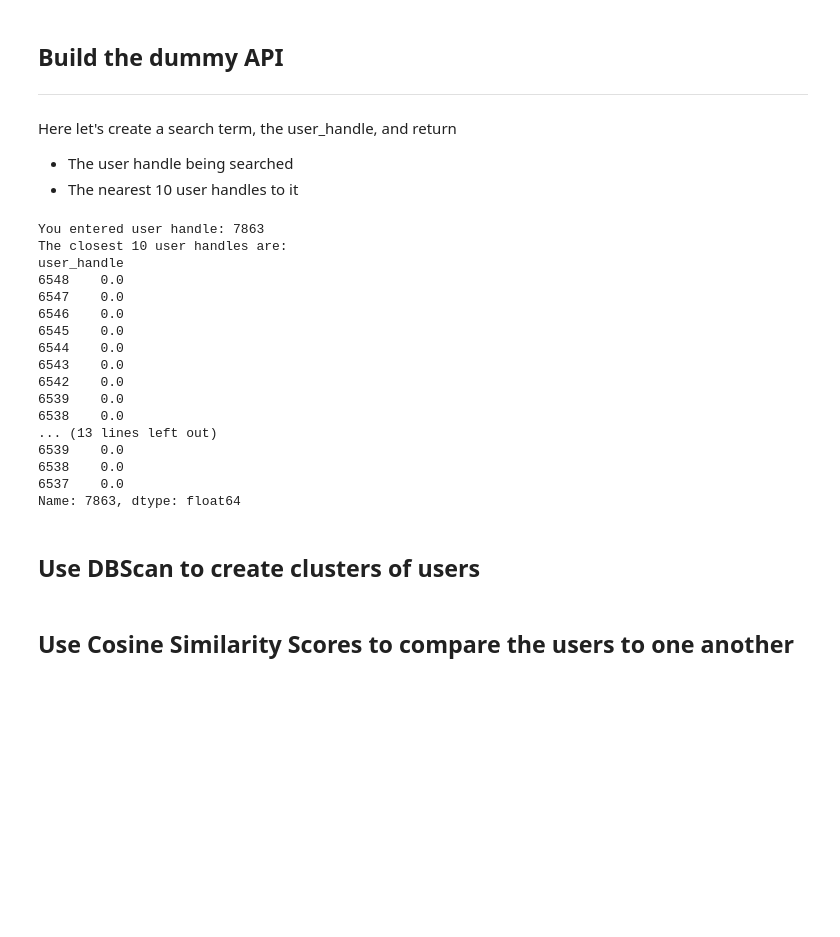
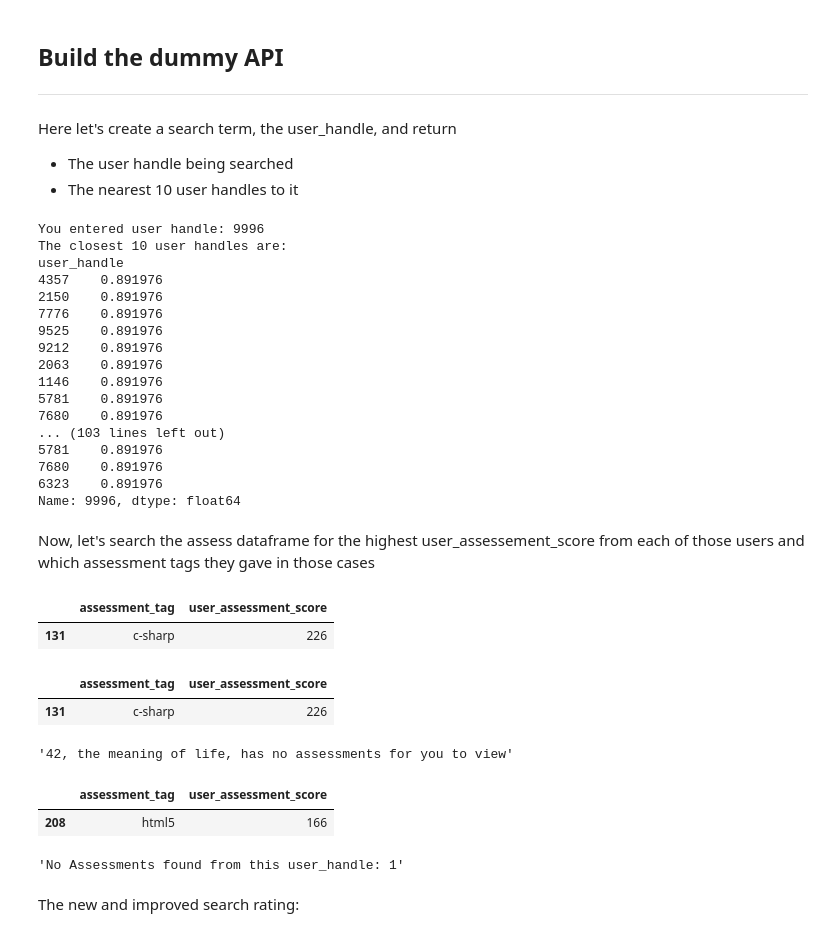
Before and after one commit to MattPat1981/users_api, a Jupyter notebook: code/QuickAndDirtyModel.ipynb, the cells around one changed output. Saved outputs shown, nothing was run; the diff lists cells and outputs as text; code cells hidden in the pictures; blank space fills up the shorter version.

```diff
--- a/code/QuickAndDirtyModel.ipynb
+++ b/code/QuickAndDirtyModel.ipynb
@@ -153,30 +153,28 @@ Here let's create a search term, the user_handle, and return
 - The user handle being searched
 - The nearest 10 user handles to it
 # %%
-search = 7863
+search = 9996
 
 for user in views.loc[views['user_handle']==search, 'user_handle']:
     print("You entered user handle:", user)
     print("The closest 10 user handles are:")
-    print(sims_df[user].sort_values()[1:11])
+    print(sims_df[user].sort_values(ascending=False)[1:11])
     print()
 # %% [output]
-You entered user handle: 7863
+You entered user handle: 9996
 The closest 10 user handles are:
 user_handle
-6548    0.0
-6547    0.0
-6546    0.0
-6545    0.0
-6544    0.0
-6543    0.0
-6542    0.0
-6539    0.0
-6538    0.0
-... (13 lines left out)
-6539    0.0
-6538    0.0
-6537    0.0
-Name: 7863, dtype: float64
+4357    0.891976
+2150    0.891976
+7776    0.891976
+9525    0.891976
+9212    0.891976
+2063    0.891976
+1146    0.891976
+5781    0.891976
+7680    0.891976
+... (103 lines left out)
+5781    0.891976
+7680    0.891976
+6323    0.891976
+Name: 9996, dtype: float64
-# %% [markdown]
-## Use DBScan to create clusters of users
@@ -185,2 +181,8 @@ from sklearn.cluster import DBSCAN
-# %% [markdown]
-## Use Cosine Similarity Scores to compare the users to one another
+# %% [markdown]
+Now, let's search the assess dataframe for the highest user_assessement_score from each of those users and which assessment tags they gave in those cases
+# %%
+user = 42
+assess.loc[[assess.loc[assess['user_handle']==7987]['user_assessment_score'].max()]][['assessment_tag', 'user_assessment_score']]
+# %% [output]
+|  | assessment_tag | user_assessment_score |
+| 131 | c-sharp | 226 |
@@ -186,0 +198,20 @@ from sklearn.cluster import DBSCAN
+# %%
+get_top_score(user)
+# %% [output]
+|  | assessment_tag | user_assessment_score |
+| 131 | c-sharp | 226 |
+# %%
+get_top_score(42)
+# %% [output]
+'42, the meaning of life, has no assessments for you to view'
+# %%
+get_top_score(8943)
+# %% [output]
+|  | assessment_tag | user_assessment_score |
+| 208 | html5 | 166 |
+# %%
+get_top_score(1)
+# %% [output]
+'No Assessments found from this user_handle: 1'
+# %% [markdown]
+The new and improved search rating:
```
Also changed, not shown: parts of 9 cells of this notebook.
